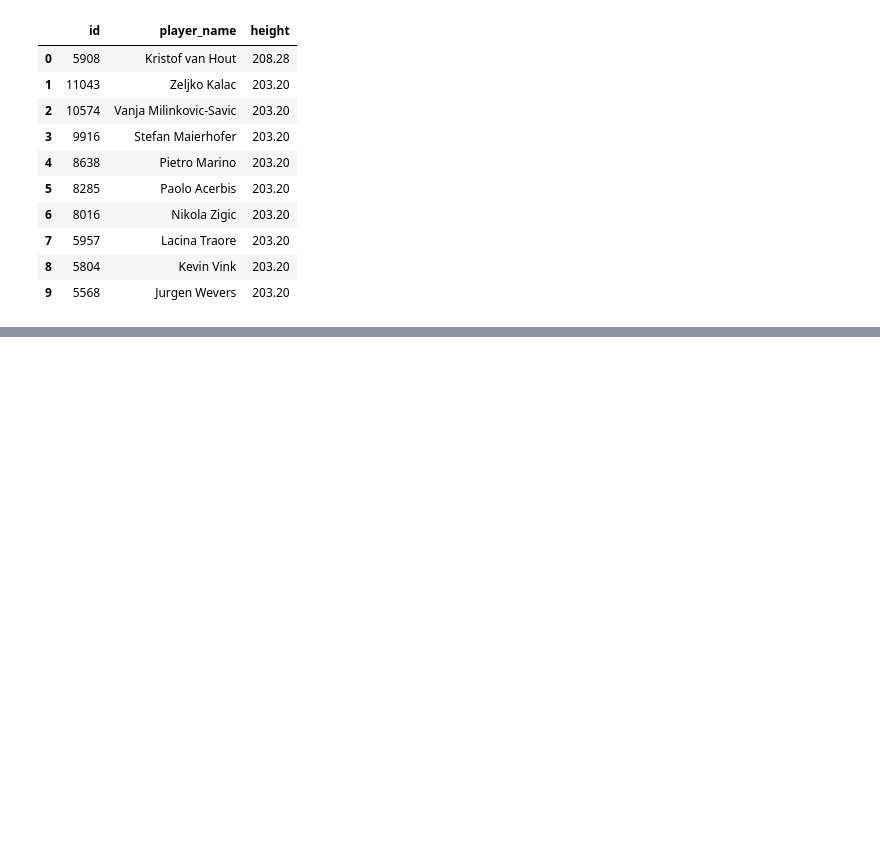
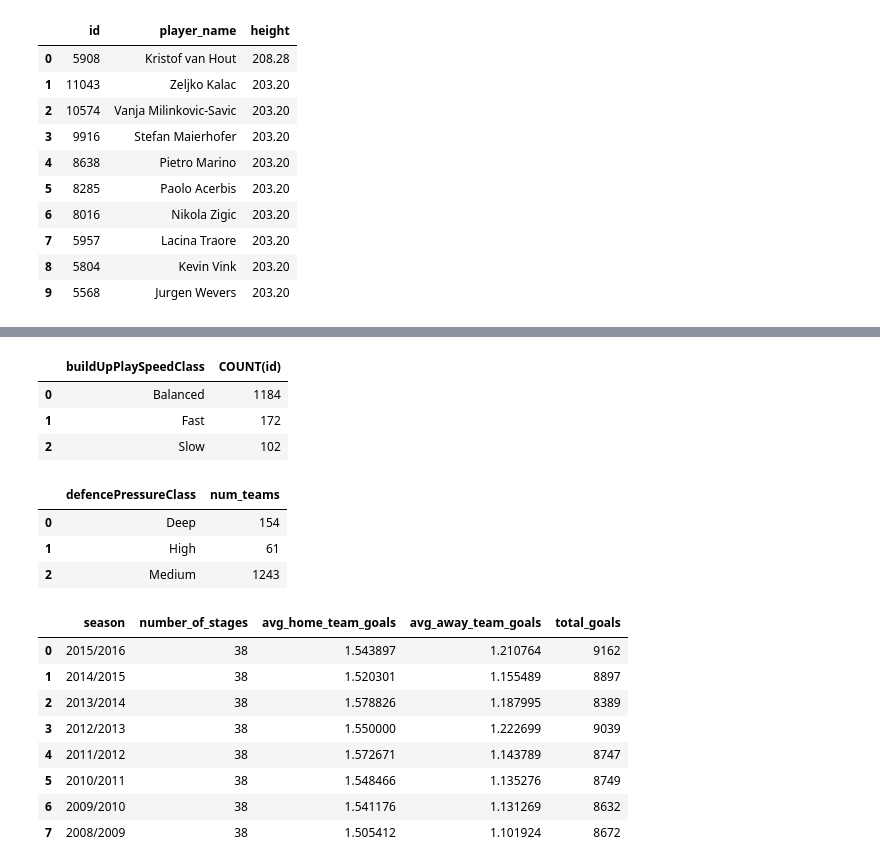
Before and after one commit to Yobany1210/TalentoTech, a Jupyter notebook: Taller_SQL.ipynb, the cells around one changed output, grey strips where cells are left out. Saved outputs shown, nothing was run; the diff lists cells and outputs as text; code cells hidden in the pictures; blank space fills up the shorter version.

```diff
--- a/Taller_SQL.ipynb
+++ b/Taller_SQL.ipynb
@@ -810,0 +821,49 @@ player_height_name
+# %%
+# Queremos conocer cuántos equipos tienen cada tipo de velocidad de juego
+
+query = """SELECT buildUpPlaySpeedClass, COUNT(id)
+        FROM Team_Attributes
+        GROUP BY buildUpPlaySpeedClass;"""
+teams_speed = pd.read_sql(query, conn)
+teams_speed
+# %% [output]
+|  | buildUpPlaySpeedClass | COUNT(id) |
+| 0 | Balanced | 1184 |
+| 1 | Fast | 172 |
+| 2 | Slow | 102 |
+# %%
+# Queremos conocer cuántos equipos tienen cada clase de juego defensivo
+
+query = """SELECT defencePressureClass, COUNT(*) AS num_teams
+FROM Team_Attributes
+WHERE defencePressureClass IN ('Medium', 'Deep', 'High')
+GROUP BY defencePressureClass;"""
+
+teams_defence = pd.read_sql(query, conn)
+teams_defence
+# %% [output]
+|  | defencePressureClass | num_teams |
+| 0 | Deep | 154 |
+| 1 | High | 61 |
+| 2 | Medium | 1243 |
+# %%
+# Analítica básica de las temporadas
+
+query = """SELECT season, COUNT(DISTINCT stage) AS number_of_stages,
+            AVG(home_team_goal) AS avg_home_team_goals,
+            AVG(away_team_goal) AS avg_away_team_goals,
+            SUM(home_team_goal + away_team_goal) AS total_goals FROM Match GROUP BY season ORDER BY season DESC;"""
+
+#No modificar lo siguiente:
+stages_by_season = pd.read_sql(query, conn)
+stages_by_season
+# %% [output]
+|  | season | number_of_stages | avg_home_team_goals | avg_away_team_goals | total_goals |
+| 0 | 2015/2016 | 38 | 1.543897 | 1.210764 | 9162 |
+| 1 | 2014/2015 | 38 | 1.520301 | 1.155489 | 8897 |
+| 2 | 2013/2014 | 38 | 1.578826 | 1.187995 | 8389 |
+| 3 | 2012/2013 | 38 | 1.550000 | 1.222699 | 9039 |
+| 4 | 2011/2012 | 38 | 1.572671 | 1.143789 | 8747 |
+| 5 | 2010/2011 | 38 | 1.548466 | 1.135276 | 8749 |
+| 6 | 2009/2010 | 38 | 1.541176 | 1.131269 | 8632 |
+| 7 | 2008/2009 | 38 | 1.505412 | 1.101924 | 8672 |
```
Also changed, not shown: parts of 5 cells of this notebook.
